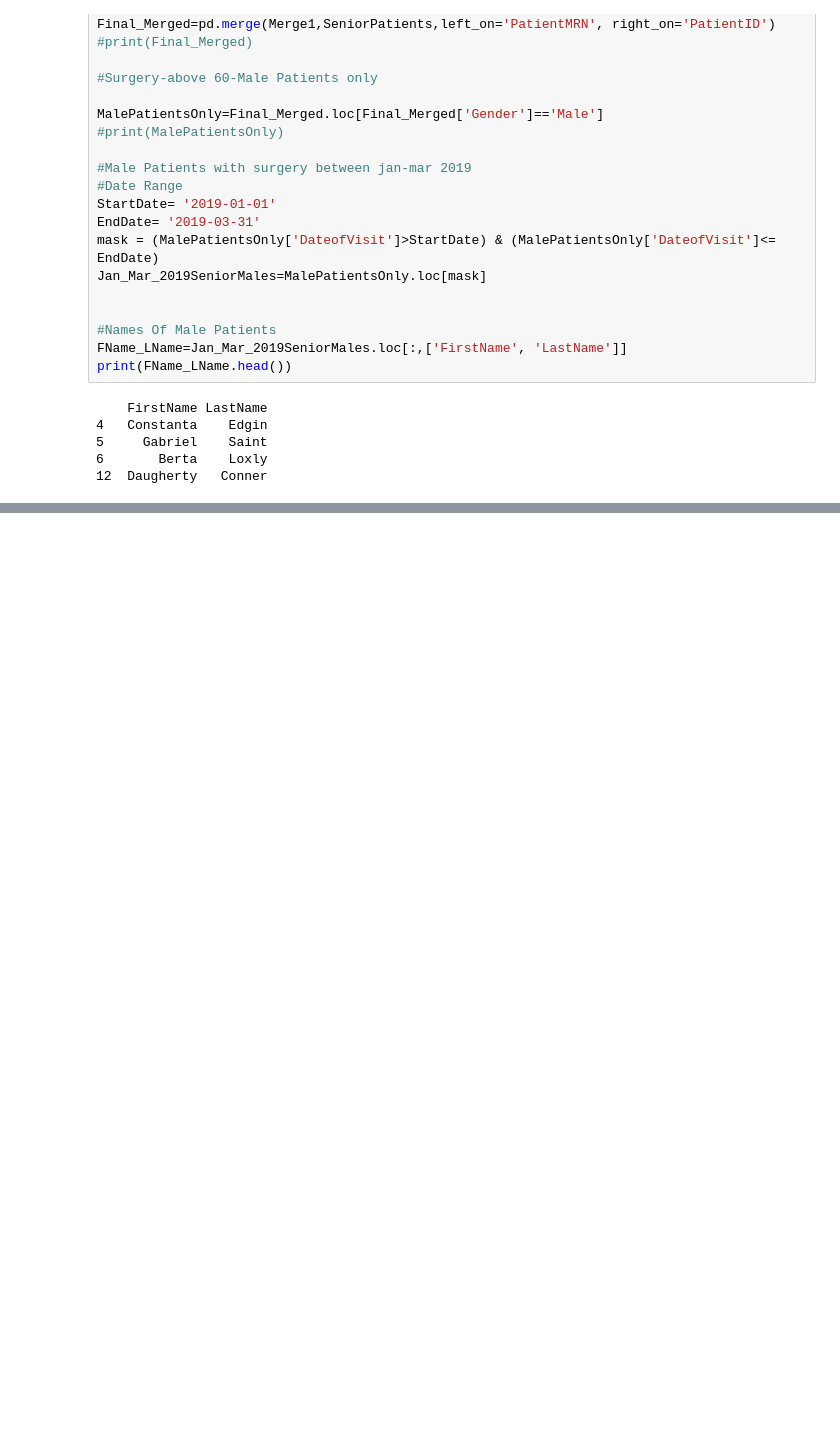
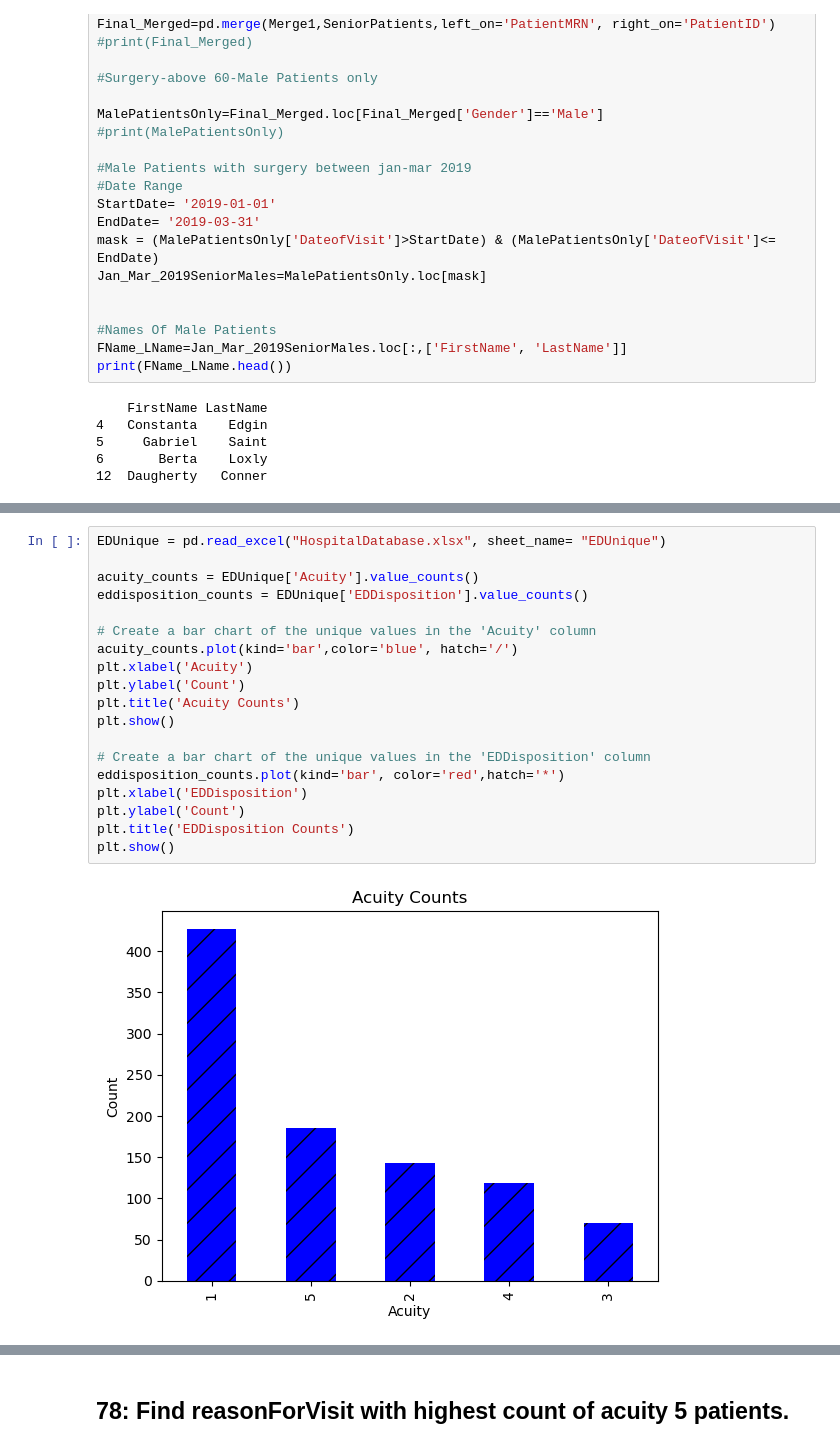
Before and after one commit to Seenu-Raj/Panda_Girls_Team3, a Jupyter notebook: Team3_PandaGirls_Q71-80.ipynb, the cells around one changed output, grey strips where cells are left out. Cells and saved outputs as stored; diff of their text form; blank space fills up the shorter version.

```diff
--- a/Team3_PandaGirls_Q71-80.ipynb
+++ b/Team3_PandaGirls_Q71-80.ipynb
@@ -115,0 +108,21 @@ print("Reason for visit with maximun Acuitycount: ", MaxAcuityRow)
+# %%
+EDUnique = pd.read_excel("HospitalDatabase.xlsx", sheet_name= "EDUnique")
+
+acuity_counts = EDUnique['Acuity'].value_counts()
+eddisposition_counts = EDUnique['EDDisposition'].value_counts()
+
+# Create a bar chart of the unique values in the 'Acuity' column
+acuity_counts.plot(kind='bar',color='blue', hatch='/')
+plt.xlabel('Acuity')
+plt.ylabel('Count')
+plt.title('Acuity Counts')
+plt.show()
+
+# Create a bar chart of the unique values in the 'EDDisposition' column
+eddisposition_counts.plot(kind='bar', color='red',hatch='*')
+plt.xlabel('EDDisposition')
+plt.ylabel('Count')
+plt.title('EDDisposition Counts')
+plt.show()
+# %% [output]
+[figure, added]
@@ -115,0 +130,2 @@ print("Reason for visit with maximun Acuitycount: ", MaxAcuityRow)
+# %% [markdown]
+## 78: Find reasonForVisit with highest count of acuity 5 patients.
```
Also changed, not shown: parts of 16 cells of this notebook, 1 other file.
